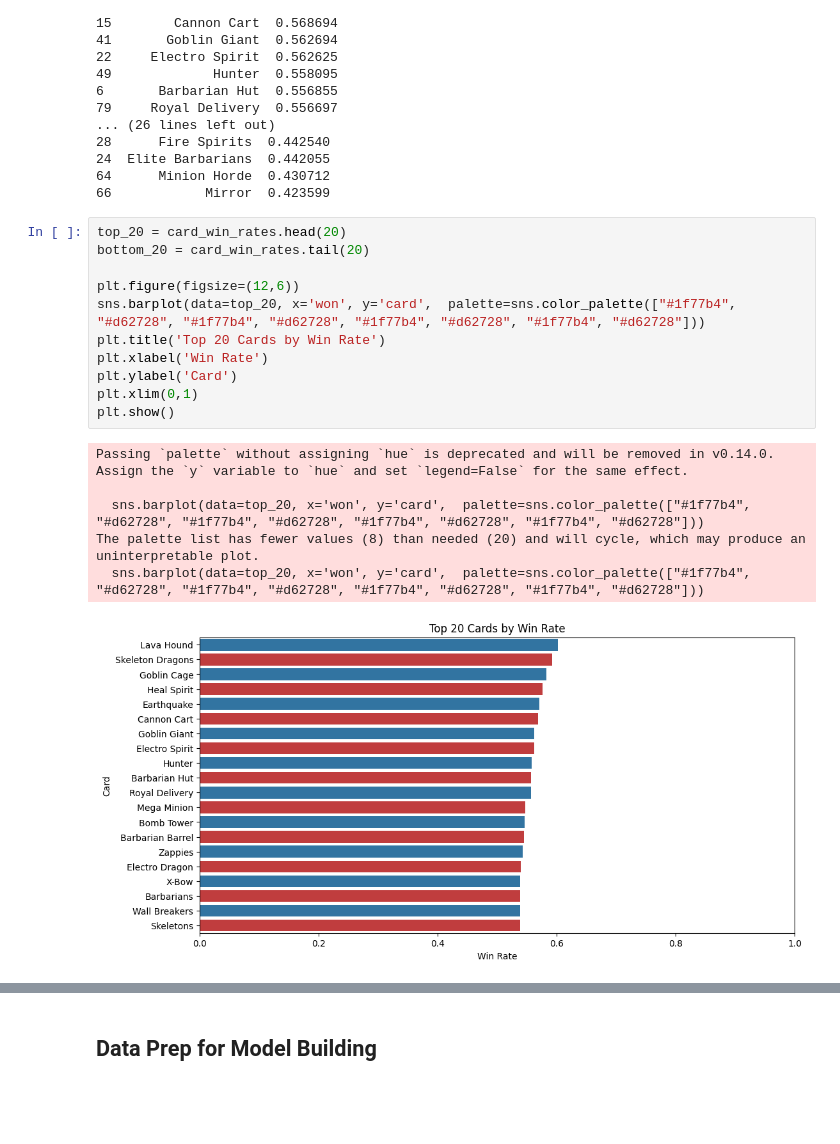
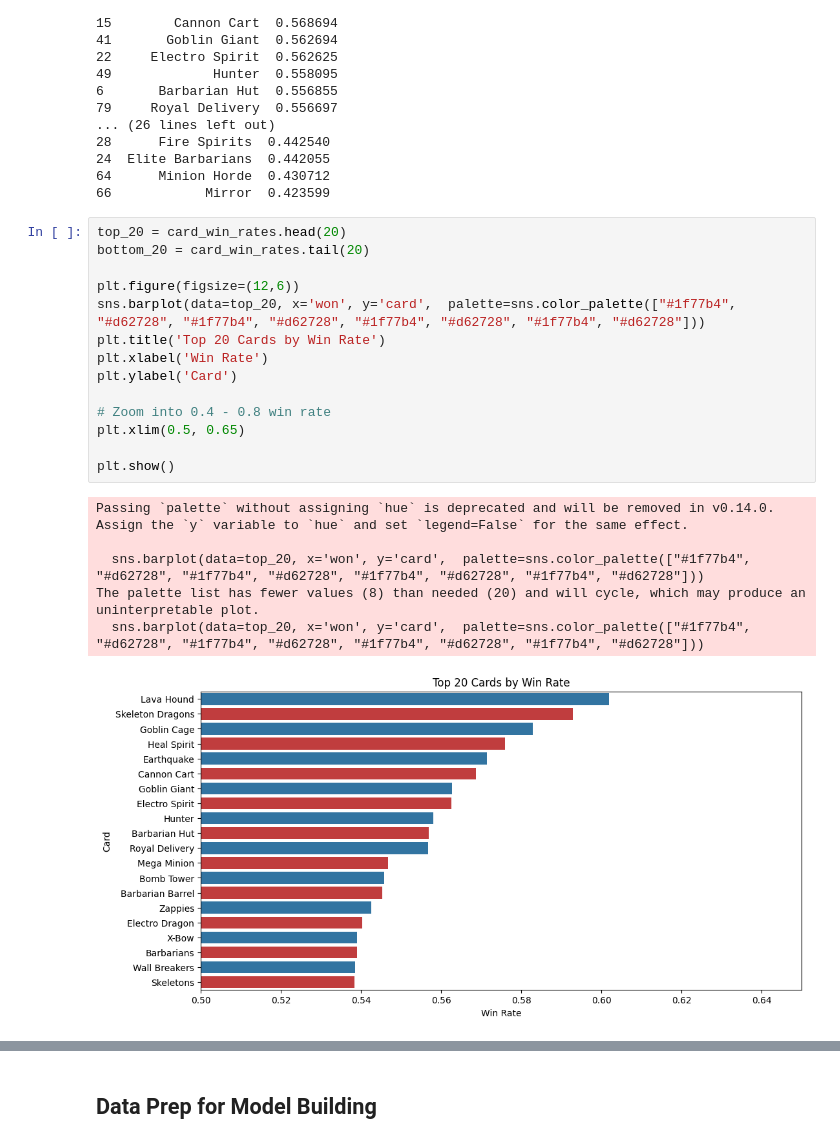
Before and after one commit to carlog1566/Data-Royale, a Jupyter notebook: main (2).ipynb, the cells around one changed output, grey strips where cells are left out. Cells and saved outputs as stored; diff of their text form; blank space fills up the shorter version.

```diff
--- a/main (2).ipynb
+++ b/main (2).ipynb
@@ -455,21 +465,24 @@ print(card_win_rates.tail(20))  # bottom 20 cards
 # %%
 top_20 = card_win_rates.head(20)
 bottom_20 = card_win_rates.tail(20)
 
 plt.figure(figsize=(12,6))
 sns.barplot(data=top_20, x='won', y='card',  palette=sns.color_palette(["#1f77b4", "#d62728", "#1f77b4", "#d62728", "#1f77b4", "#d62728", "#1f77b4", "#d62728"]))
 plt.title('Top 20 Cards by Win Rate')
 plt.xlabel('Win Rate')
 plt.ylabel('Card')
-plt.xlim(0,1)
+
+# Zoom into 0.4 - 0.8 win rate
+plt.xlim(0.5, 0.65)
+
 plt.show()
 # %% [output]
 Passing `palette` without assigning `hue` is deprecated and will be removed in v0.14.0. Assign the `y` variable to `hue` and set `legend=False` for the same effect.
 
   sns.barplot(data=top_20, x='won', y='card',  palette=sns.color_palette(["#1f77b4", "#d62728", "#1f77b4", "#d62728", "#1f77b4", "#d62728", "#1f77b4", "#d62728"]))
 The palette list has fewer values (8) than needed (20) and will cycle, which may produce an uninterpretable plot.
   sns.barplot(data=top_20, x='won', y='card',  palette=sns.color_palette(["#1f77b4", "#d62728", "#1f77b4", "#d62728", "#1f77b4", "#d62728", "#1f77b4", "#d62728"]))
-[figure, old version]
+[figure, new version]
 # %%
 plt.figure(figsize=(12,6))
 sns.barplot(data=bottom_20, x='won', y='card',  palette=sns.color_palette(["#1f77b4", "#d62728", "#1f77b4", "#d62728", "#1f77b4", "#d62728", "#1f77b4", "#d62728"]))
```
Also changed, not shown: parts of 2 cells of this notebook.
